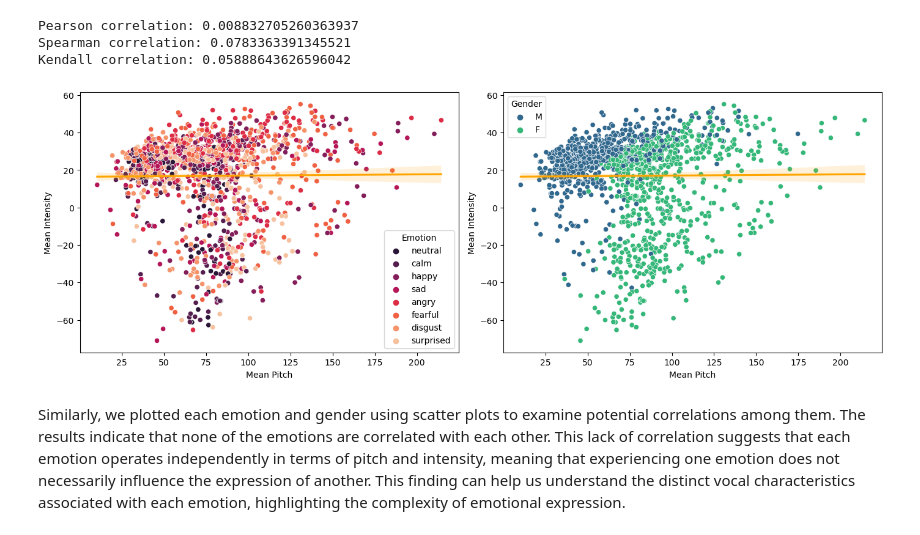
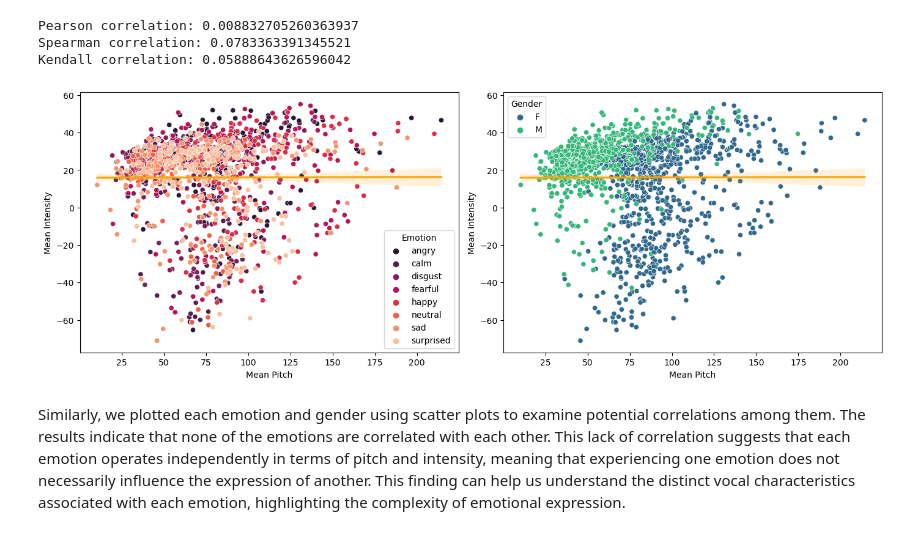
Before and after one commit to MoominHana/speech-emotion-recognition, a Jupyter notebook: project/emotion_recognition.ipynb, the cells around one changed output. Cells and saved outputs as stored; diff of their text form; code cells hidden in the pictures.

Commit message:
Fixed Oversampling

```diff
--- a/project/emotion_recognition.ipynb
+++ b/project/emotion_recognition.ipynb
@@ -76,18 +76,3 @@ disgust      192
 surprised    192
 neutral       96
 Name: count, dtype: int64
-# %%
-# Oversampling
-max_count = class_distribution.max()
-
-balanced_df = pd.DataFrame()
-
-for label in class_distribution.index:
-    label_df = df[df['Emotion'] == label]
-    # Oversample if the current class has less than max_count
-    if len(label_df) < max_count:
-        label_df = label_df.sample(max_count, replace=True)
-    balanced_df = pd.concat([balanced_df, label_df], ignore_index=False)
-
-# Check balanced_df
-print(balanced_df['Emotion'].value_counts())
@@ -104,0 +79,3 @@ Name: count, dtype: int64
+# %%
+gender_distribution = df.groupby(['Emotion', 'Gender']).size()
+print(gender_distribution)
@@ -104,0 +101,18 @@ Name: count, dtype: int64
+# %%
+# Oversampling process
+
+max_count = gender_distribution.max()
+# Initialize balanced DataFrame
+balanced_df = pd.DataFrame()
+
+for (emotion, gender), count in gender_distribution.items():
+    label_df = df[(df['Emotion'] == emotion) & (df['Gender'] == gender)]
+    # Oversample if the current class has less than max_count
+    if len(label_df) < max_count:
+        label_df = label_df.sample(max_count, replace=True)
+
+    balanced_df = pd.concat([balanced_df, label_df], ignore_index=False)
+
+# Check the balanced DataFrame
+print(balanced_df['Emotion'].value_counts())
+print(balanced_df['Gender'].value_counts())
@@ -386,16 +415,16 @@ Kendall correlation: 0.05888643626596042
 # %%
 # Scatter plot with regression line
 
 fig, axes = plt.subplots(1, 2, figsize=(14, 5))
 
-sns.scatterplot(x='Mean Pitch', y='Mean Intensity', hue='Emotion', data=df, palette='rocket', ax=axes[0])
-sns.scatterplot(x='Mean Pitch', y='Mean Intensity', hue='Gender', data=df, palette='viridis', ax=axes[1])
-sns.regplot(x='Mean Pitch', y='Mean Intensity', data=df, scatter=False, color='orange', ax=axes[0])
-sns.regplot(x='Mean Pitch', y='Mean Intensity', data=df, scatter=False, color='orange', ax=axes[1])
+sns.scatterplot(x='Mean Pitch', y='Mean Intensity', hue='Emotion', data=balanced_df, palette='rocket', ax=axes[0])
+sns.scatterplot(x='Mean Pitch', y='Mean Intensity', hue='Gender', data=balanced_df, palette='viridis', ax=axes[1])
+sns.regplot(x='Mean Pitch', y='Mean Intensity', data=balanced_df, scatter=False, color='orange', ax=axes[0])
+sns.regplot(x='Mean Pitch', y='Mean Intensity', data=balanced_df, scatter=False, color='orange', ax=axes[1])
 plt.tight_layout()
 plt.show()
 # %% [output]
-[figure, old version]
+[figure, new version]
 # %% [markdown]
 Similarly, we plotted each emotion and gender using scatter plots to examine potential correlations among them. The results indicate that none of the emotions are correlated with each other. This lack of correlation suggests that each emotion operates independently in terms of pitch and intensity, meaning that experiencing one emotion does not necessarily influence the expression of another. This finding can help us understand the distinct vocal characteristics associated with each emotion, highlighting the complexity of emotional expression.
 # %% [markdown]
```
Also changed, not shown: parts of 12 cells of this notebook.
